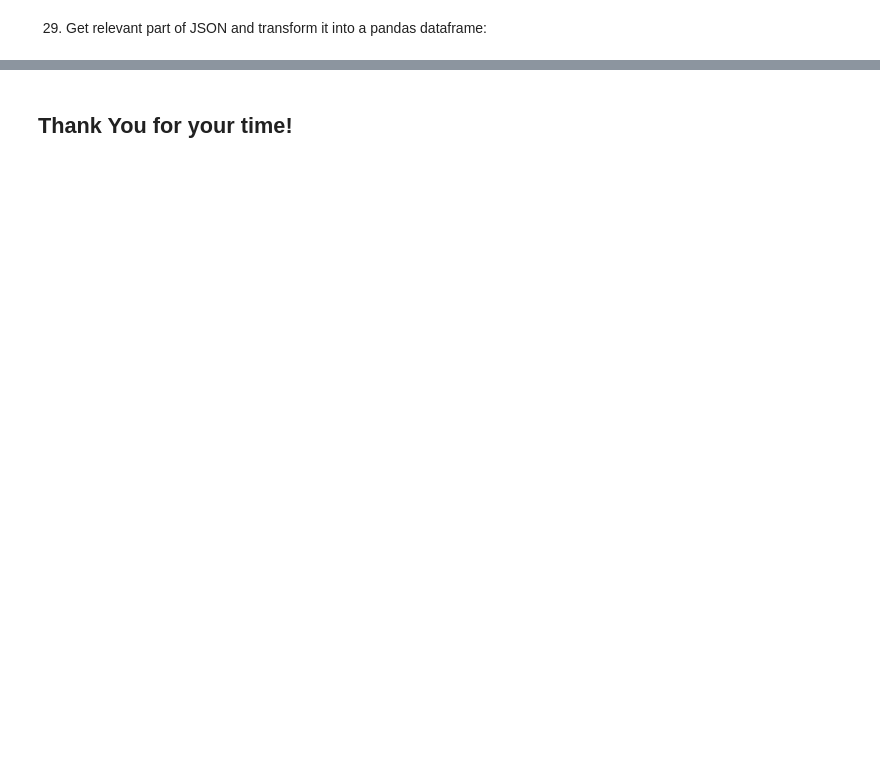
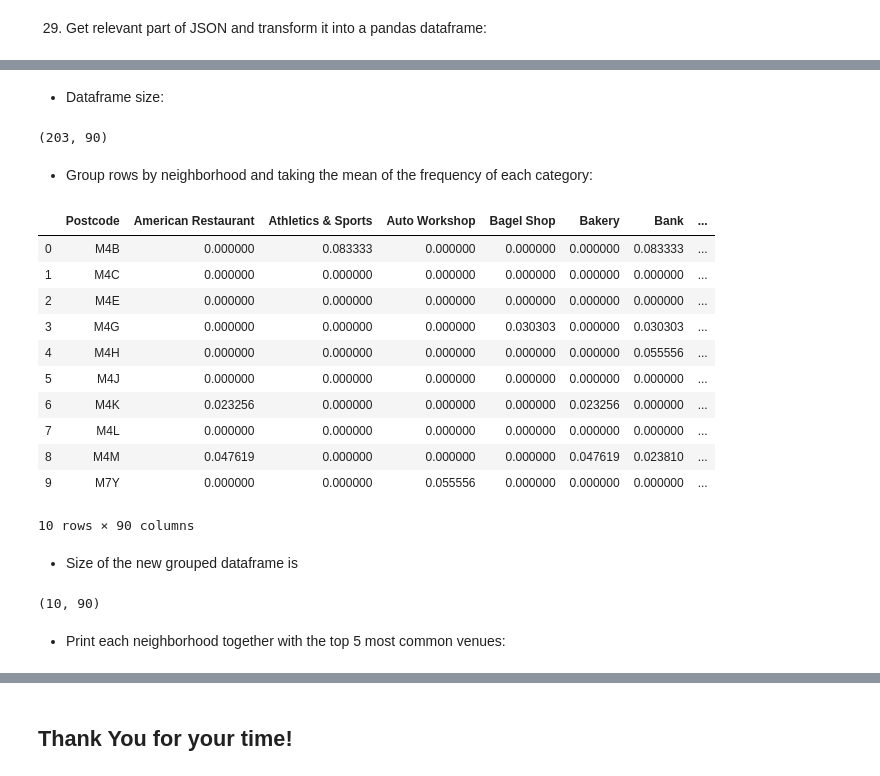
Before and after one commit to VMoshnikov-DigitalizeFinance/datascience-capstone, a Jupyter notebook: Wiki parsing with beautiful soup.ipynb, the cells around one changed output, grey strips where cells are left out. Drawn from its saved outputs; the diff is of its cells as text; code cells hidden in the pictures; blank space fills up the shorter version.

```diff
--- a/Wiki parsing with beautiful soup.ipynb
+++ b/Wiki parsing with beautiful soup.ipynb
@@ -239,7 +246,7 @@ Tor_geo.head()
 2.8. Create the map of the East district of Toronto
 # %%
 # create map of Toronto using latitude and longitude values
-map_toronto = folium.Map(location=[latitude, longitude], zoom_start=14)
+map_toronto = folium.Map(location=[latitude, longitude], zoom_start=13)
 
 # add markers to map
 for lat, lng, label in zip(Tor_geo['Latitude'], Tor_geo['Longitude'], Tor_geo['Neighbourhood']):
@@ -286,7 +285,11 @@ bakery .... OK!
 # %% [markdown]
 * Define the corresponding URL:
 # %%
-LIMIT = 20
-url = 'https://api.foursquare.com/v2/venues/search?client_id={}&client_secret={}&ll={},{}&v={}&query={}&radius={}&limit={}'.format(CLIENT_ID, CLIENT_SECRET, latitude, longitude, VERSION, search_query, radius, LIMIT)
+LIMIT = 100
+radius = 500
+
+# create URL
+url = 'https://api.foursquare.com/v2/venues/explore?&client_id={}&client_secret={}&v={}&ll={},{}&radius={}&limit={}'.format(
+    CLIENT_ID, CLIENT_SECRET, VERSION, Neighbourhood_latitude, Neighbourhood_longitude, radius, LIMIT)
 url
 # %% [output]
@@ -406,0 +401,6 @@ venues_map
+# %%
+all_venues = get_all_venues(Tor_geo['Postcode'], Tor_geo['Latitude'], Tor_geo['Longitude'])
+
+print('The total number of venues returned is ', all_venues.shape[0])
+
+all_venues.head(10)
@@ -406,0 +460,12 @@ venues_map
+# %%
+# one hot encoding
+DowntownToronto_onehot = pd.get_dummies(all_venues[['Venue Category']], prefix="", prefix_sep="")
+
+# add neighborhood column back to dataframe
+DowntownToronto_onehot['Postcode'] = all_venues['Postcode']
+
+# move neighborhood column to the first column
+fixed_columns = [DowntownToronto_onehot.columns[-1]] + list(DowntownToronto_onehot.columns[:-1])
+DowntownToronto_onehot = DowntownToronto_onehot[fixed_columns]
+
+DowntownToronto_onehot.head()
@@ -406,0 +480,32 @@ venues_map
+# %% [markdown]
+* Dataframe size:
+# %%
+DowntownToronto_onehot.shape
+# %% [output]
+(203, 90)
+# %% [markdown]
+* Group rows by neighborhood and taking the mean of the frequency of each category:
+# %%
+DowntownToronto_grouped = DowntownToronto_onehot.groupby('Postcode').mean().reset_index()
+DowntownToronto_grouped
+# %% [output]
+|  | Postcode | American Restaurant | Athletics & Sports | Auto Workshop | Bagel Shop | Bakery | Bank | ... |
+| 0 | M4B | 0.000000 | 0.083333 | 0.000000 | 0.000000 | 0.000000 | 0.083333 | ... |
+| 1 | M4C | 0.000000 | 0.000000 | 0.000000 | 0.000000 | 0.000000 | 0.000000 | ... |
+| 2 | M4E | 0.000000 | 0.000000 | 0.000000 | 0.000000 | 0.000000 | 0.000000 | ... |
+| 3 | M4G | 0.000000 | 0.000000 | 0.000000 | 0.030303 | 0.000000 | 0.030303 | ... |
+| 4 | M4H | 0.000000 | 0.000000 | 0.000000 | 0.000000 | 0.000000 | 0.055556 | ... |
+| 5 | M4J | 0.000000 | 0.000000 | 0.000000 | 0.000000 | 0.000000 | 0.000000 | ... |
+| 6 | M4K | 0.023256 | 0.000000 | 0.000000 | 0.000000 | 0.023256 | 0.000000 | ... |
+| 7 | M4L | 0.000000 | 0.000000 | 0.000000 | 0.000000 | 0.000000 | 0.000000 | ... |
+| 8 | M4M | 0.047619 | 0.000000 | 0.000000 | 0.000000 | 0.047619 | 0.023810 | ... |
+| 9 | M7Y | 0.000000 | 0.000000 | 0.055556 | 0.000000 | 0.000000 | 0.000000 | ... |
+10 rows × 90 columns
+# %% [markdown]
+* Size of the new grouped dataframe is
+# %%
+DowntownToronto_grouped.shape
+# %% [output]
+(10, 90)
+# %% [markdown]
+* Print each neighborhood together with the top 5 most common venues:
```
Also changed, not shown: parts of 46 cells of this notebook.
